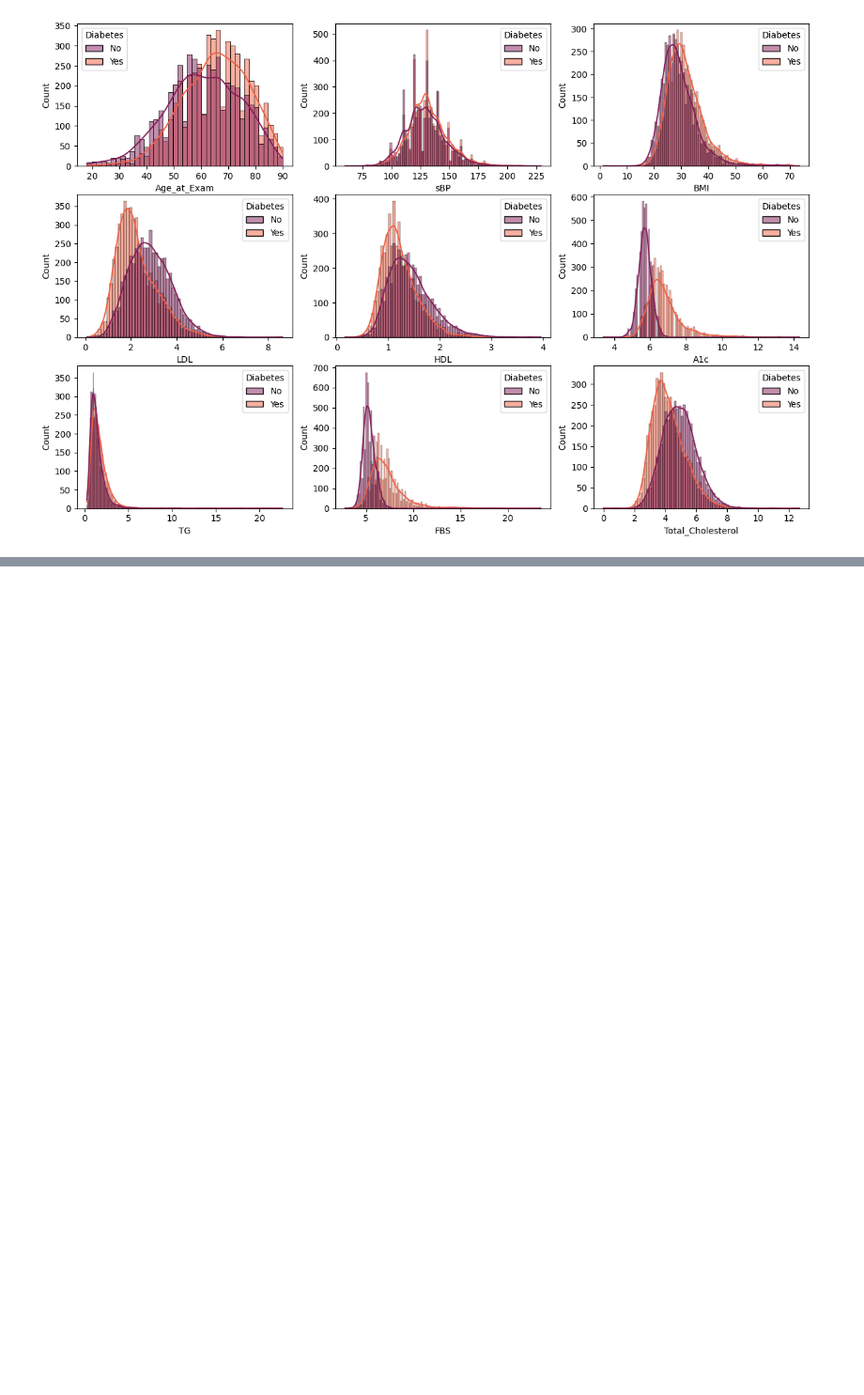
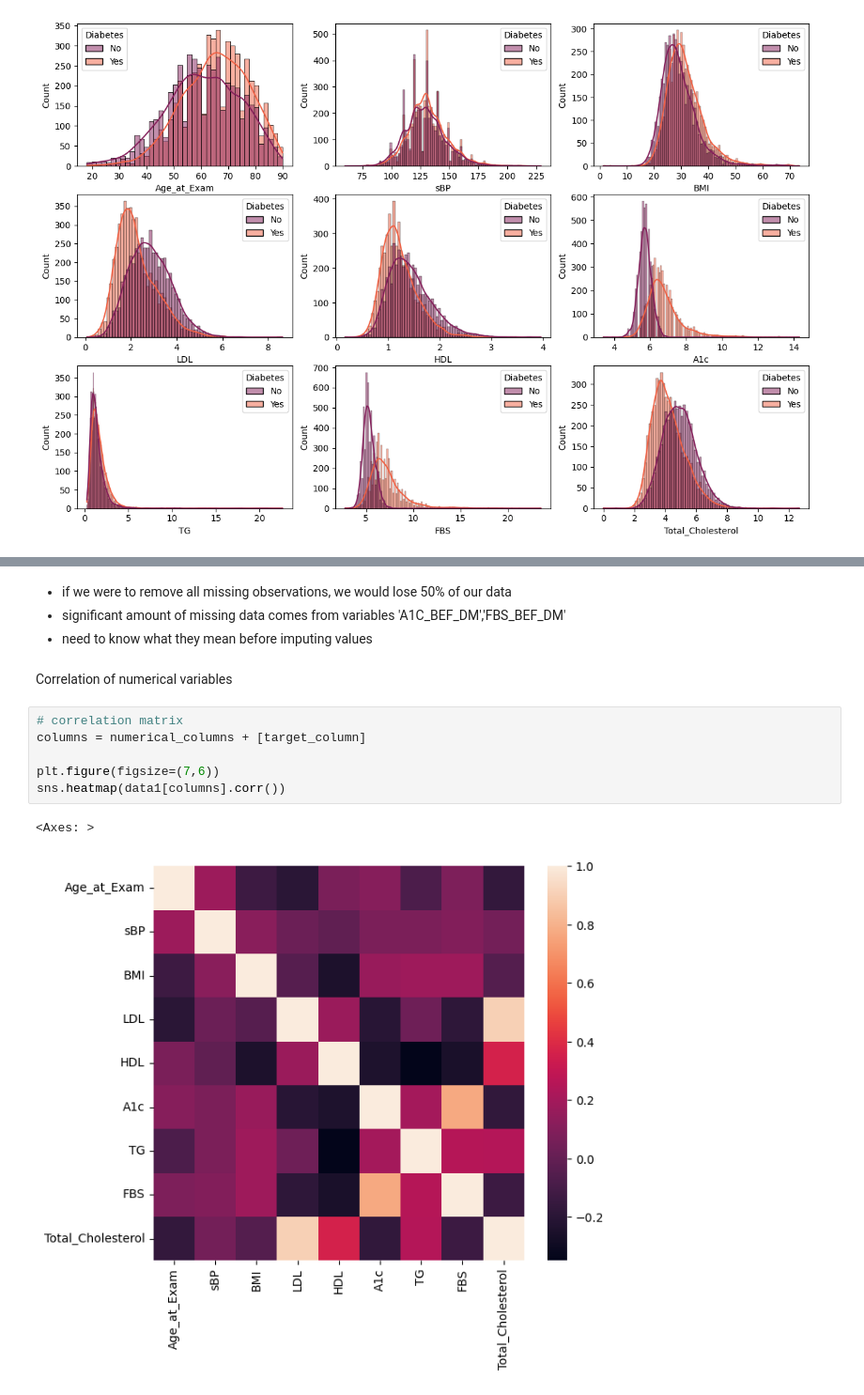
Before and after one commit to lilyzhizhou/Identifying-Prediabetes-ML, a Jupyter notebook: Data_Exploration.ipynb, the cells around one changed output, grey strips where cells are left out. Shown at 94% size. Drawn from its saved outputs; the diff is of its cells as text; blank space fills up the shorter version.

```diff
--- a/Data_Exploration.ipynb
+++ b/Data_Exploration.ipynb
@@ -276,0 +347,15 @@ For Diabetics:
+# %% [markdown]
+- if we were to remove all missing observations, we would lose 50% of our data
+- significant amount of missing data comes from variables 'A1C_BEF_DM','FBS_BEF_DM'
+- need to know what they mean before imputing values
+# %% [markdown]
+Correlation of numerical variables
+# %%
+# correlation matrix
+columns = numerical_columns + [target_column]
+
+plt.figure(figsize=(7,6))
+sns.heatmap(data1[columns].corr())
+# %% [output]
+<Axes: >
+[figure, added]
```
Also changed, not shown: parts of 6 cells of this notebook.
